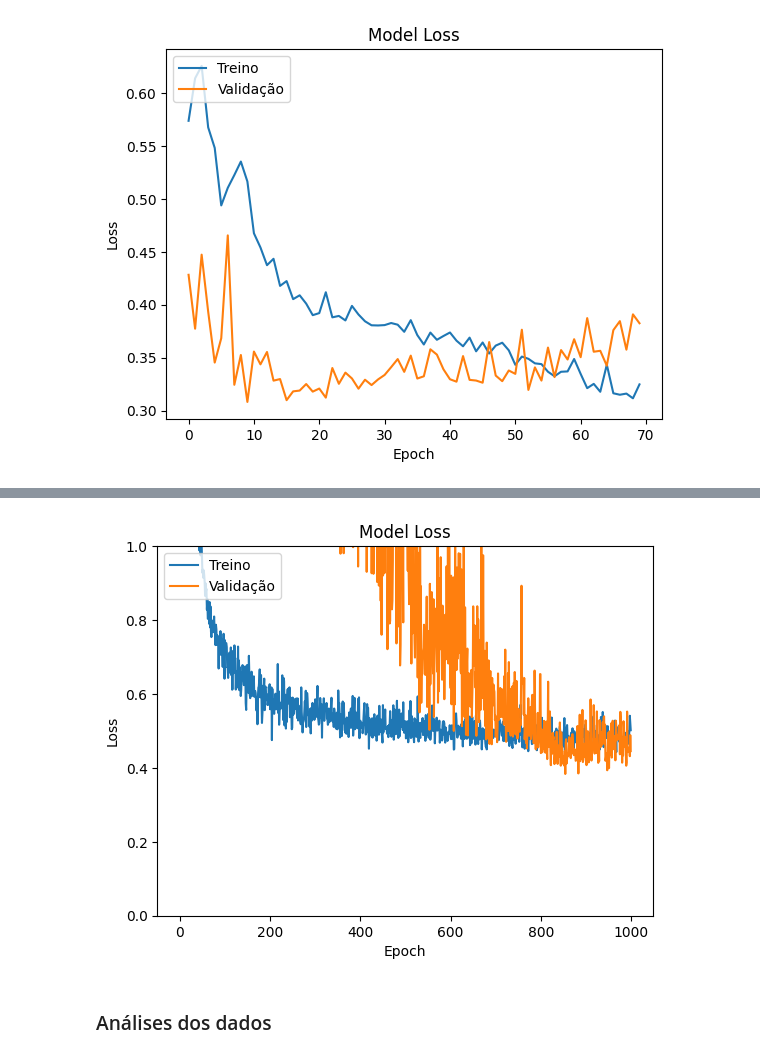
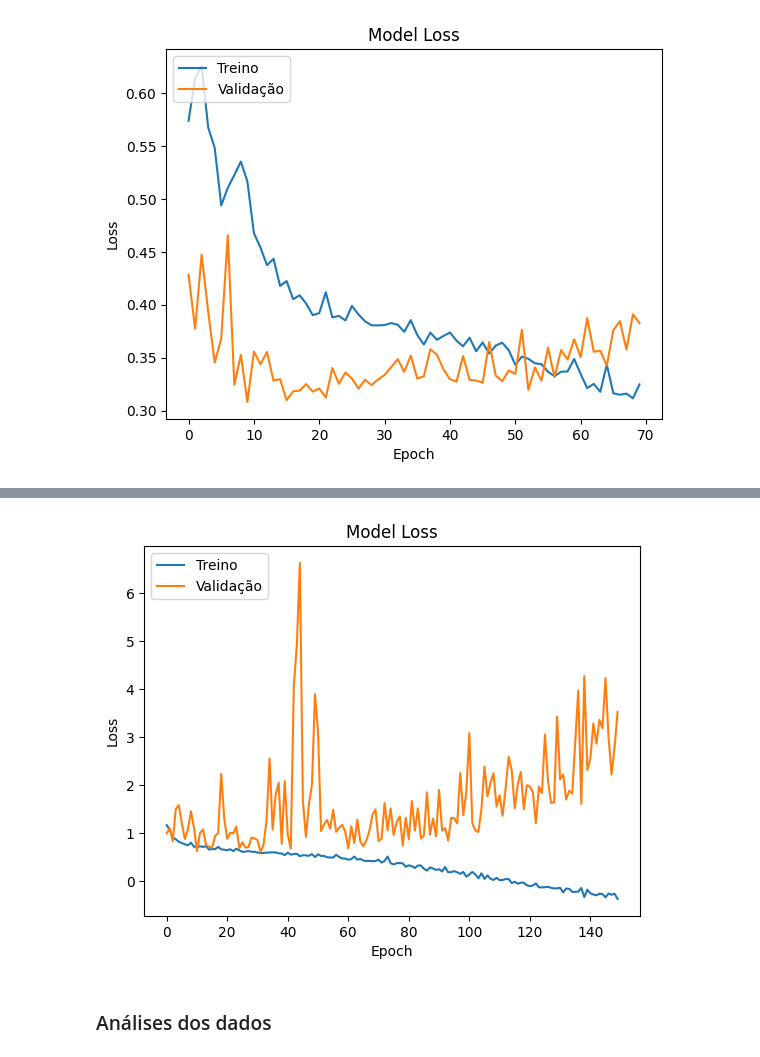
Before and after one commit to GuiSSMartins/DTx-Project, a Jupyter notebook: DTx_Project.ipynb, the cells around one changed output, grey strips where cells are left out. Saved outputs shown, nothing was run; the diff lists cells and outputs as text; code cells hidden in the pictures.

```diff
--- a/DTx_Project.ipynb
+++ b/DTx_Project.ipynb
@@ -883,8 +878,8 @@ def run_experiment(model, loss, train_data_numpy, train_labels_numpy, test_datas
 
 #'''
 # Assuming train_data_numpy, train_labels_numpy, and test_dataset are defined elsewhere
-input_shape = (7, 5)  # Example shape, replace with actual shape
-prob_bnn_model = create_probablistic_bnn_model(input_shape)
+input_shape = (32, 7, 5)  # Example shape, replace with actual shape
+prob_bnn_model = create_probablistic_lstm_model(input_shape, 512, 0.1, 64, 'relu')
 
 '''
 def negative_loglikelihood(targets, estimated_distribution):
@@ -896,10 +891,10 @@ def negative_log_likelihood(y_true, distribution):
     return -tf.reduce_mean(distribution.log_prob(y_true))
 
 
-num_epochs = 850
+num_epochs = 150
 learning_rate = 0.001
 loss_fn = tf.keras.losses.MeanSquaredError()
 
-history_BNN = run_experiment(prob_bnn_model, loss_fn, train_data_numpy, train_labels_numpy, test_dataset, num_epochs, learning_rate)
+history_BNN = run_experiment(prob_bnn_model, negative_log_likelihood, train_data_numpy, train_labels_numpy, test_dataset, num_epochs, learning_rate)
 # %% [output]
 Start training the model...
@@ -1029,15 +1024,15 @@ plt.show()
 # %%
 # Gráfico evolução Loss
 plt.plot(history_BNN.history['loss'])
 plt.plot(history_BNN.history['val_loss'])
 plt.title('Model Loss')
-plt.ylim(0, 1)  # Intervalo de 0 a 15
+#plt.ylim(0, 1)  # Intervalo de 0 a 15
 plt.ylabel('Loss')
 plt.xlabel('Epoch')
 plt.legend(['Treino', 'Validação'], loc='upper left')
 plt.show()
 # %% [output]
-[figure, old version]
+[figure, new version]
 # %% [markdown]
 ### Análises dos dados
 # %%
```
Also changed, not shown: parts of 9 cells of this notebook.
